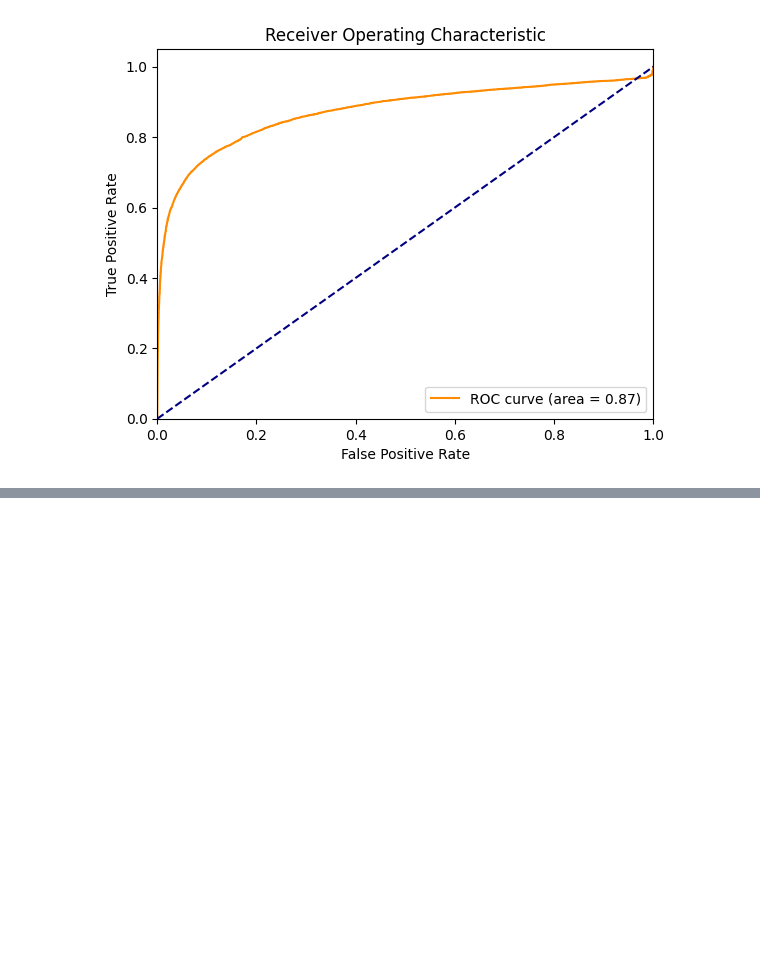
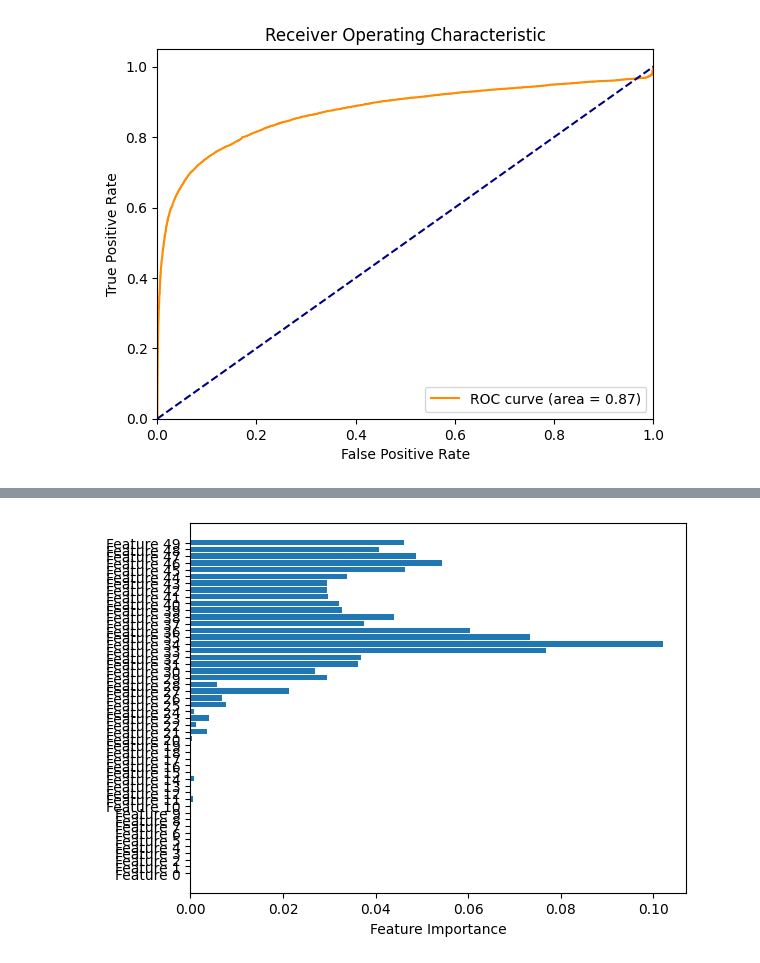
Before and after one commit to shiv3679/IDC409, a Jupyter notebook: models/model_eval.ipynb, the cells around one changed output, grey strips where cells are left out. Saved outputs shown, nothing was run; the diff lists cells and outputs as text; code cells hidden in the pictures; blank space fills up the shorter version.

```diff
--- a/models/model_eval.ipynb
+++ b/models/model_eval.ipynb
@@ -339,0 +277,9 @@ SVM AUC Score: 0.8732579490998759
+# %%
+importances = rf_model.feature_importances_
+# Plot feature importances
+plt.barh(range(len(importances)), importances)
+plt.yticks(range(len(importances)), [f"Feature {i}" for i in range(len(importances))])
+plt.xlabel("Feature Importance")
+plt.show()
+# %% [output]
+[figure, added]
```
Also changed, not shown: parts of 8 cells of this notebook, 4 other files.
